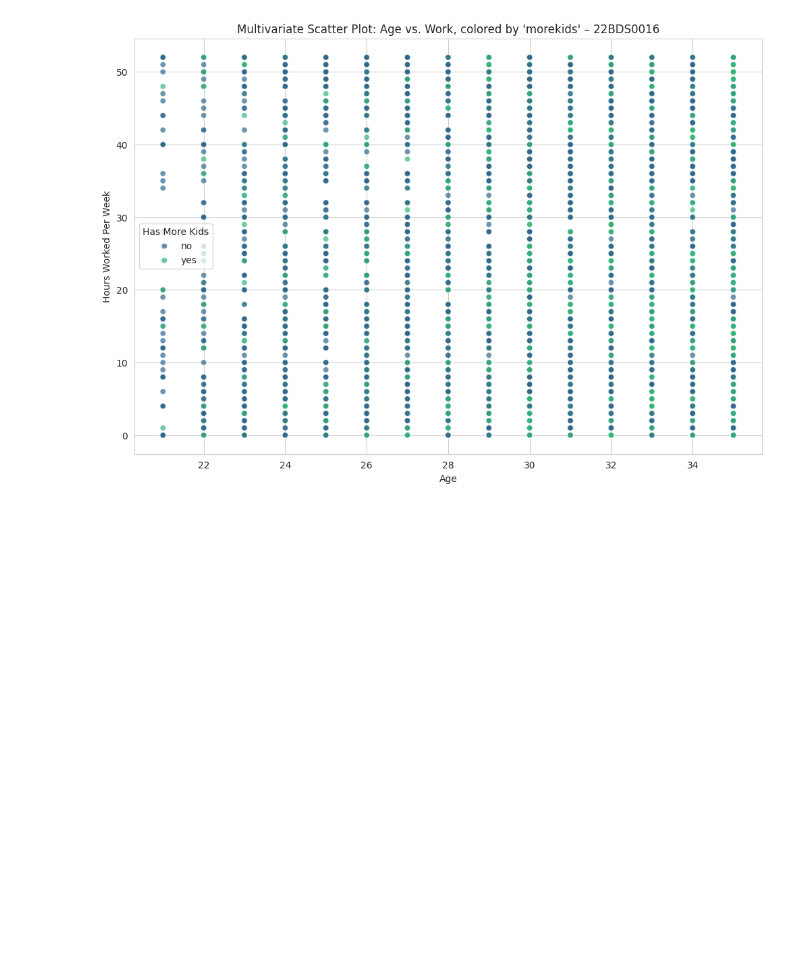
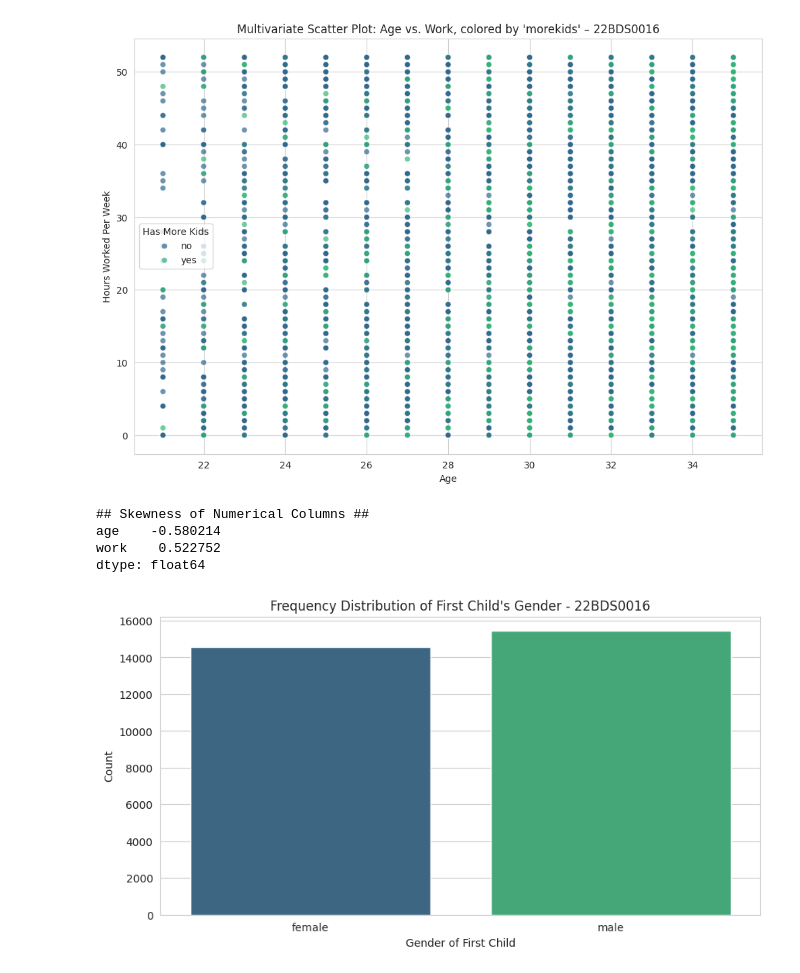
Before and after one commit to abhir00p/22BDS0016-EDA, a Jupyter notebook: 22BDS0016.ipynb, the cells around one changed output. Cells and saved outputs as stored; diff of their text form; code cells hidden in the pictures; blank space fills up the shorter version.

```diff
--- a/22BDS0016.ipynb
+++ b/22BDS0016.ipynb
@@ -346,3 +346,27 @@ plt.grid(True)
 plt.show()
 # %% [output]
 [figure]
+# %%
+import warnings
+from sklearn.cluster import KMeans
+from sklearn.preprocessing import StandardScaler
+
+warnings.filterwarnings('ignore')
+
+# --- 1D Analysis ---
+
+print("\n## Skewness of Numerical Columns ##")
+print(numeric_df.skew())
+
+plt.figure(figsize=(10, 5))
+sns.countplot(data=df, x='gender1', palette='viridis', hue='gender1', legend=False)
+plt.title("Frequency Distribution of First Child's Gender - 22BDS0016")
+plt.xlabel("Gender of First Child")
+plt.ylabel("Count")
+plt.show()
+# %% [output]
+## Skewness of Numerical Columns ##
+age    -0.580214
+work    0.522752
+dtype: float64
+[figure, added]
```
Also changed, not shown: parts of 3 cells of this notebook.
